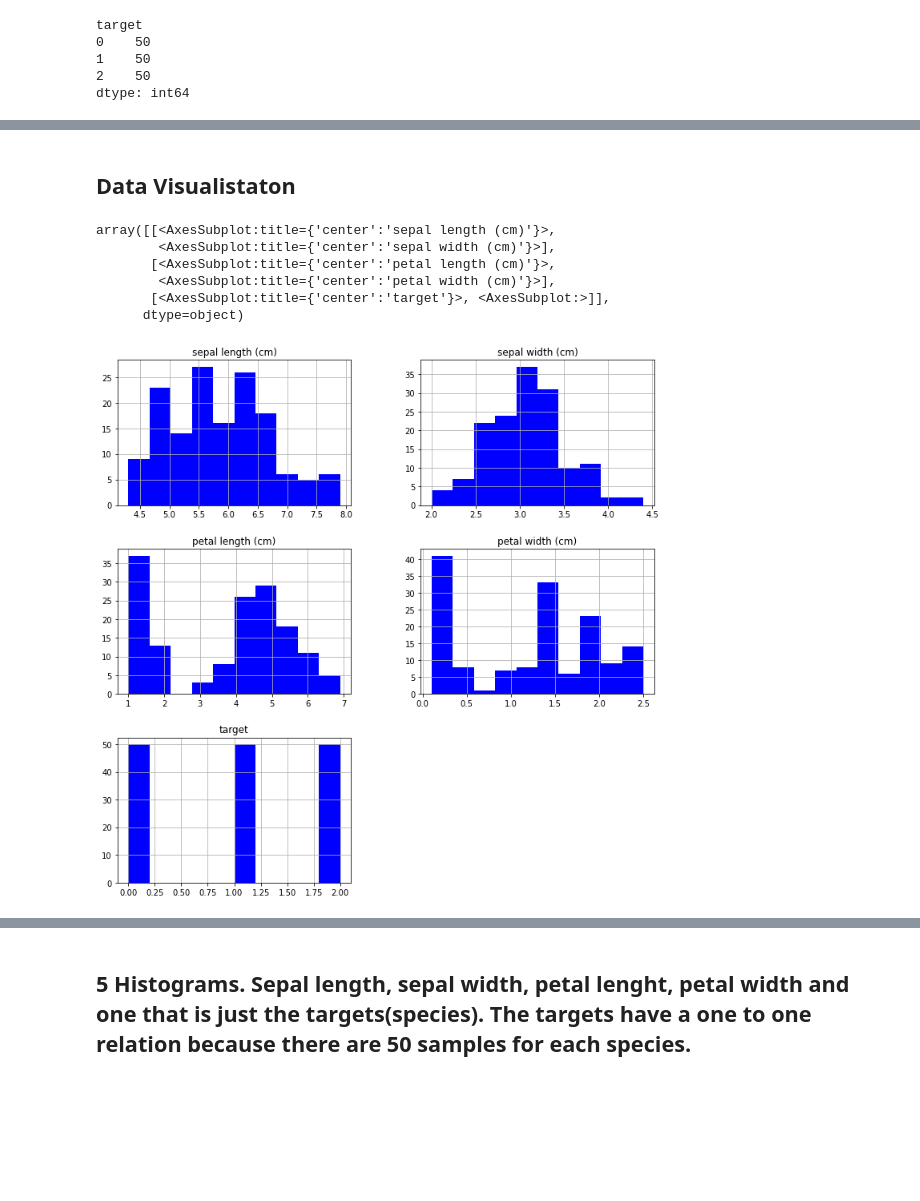
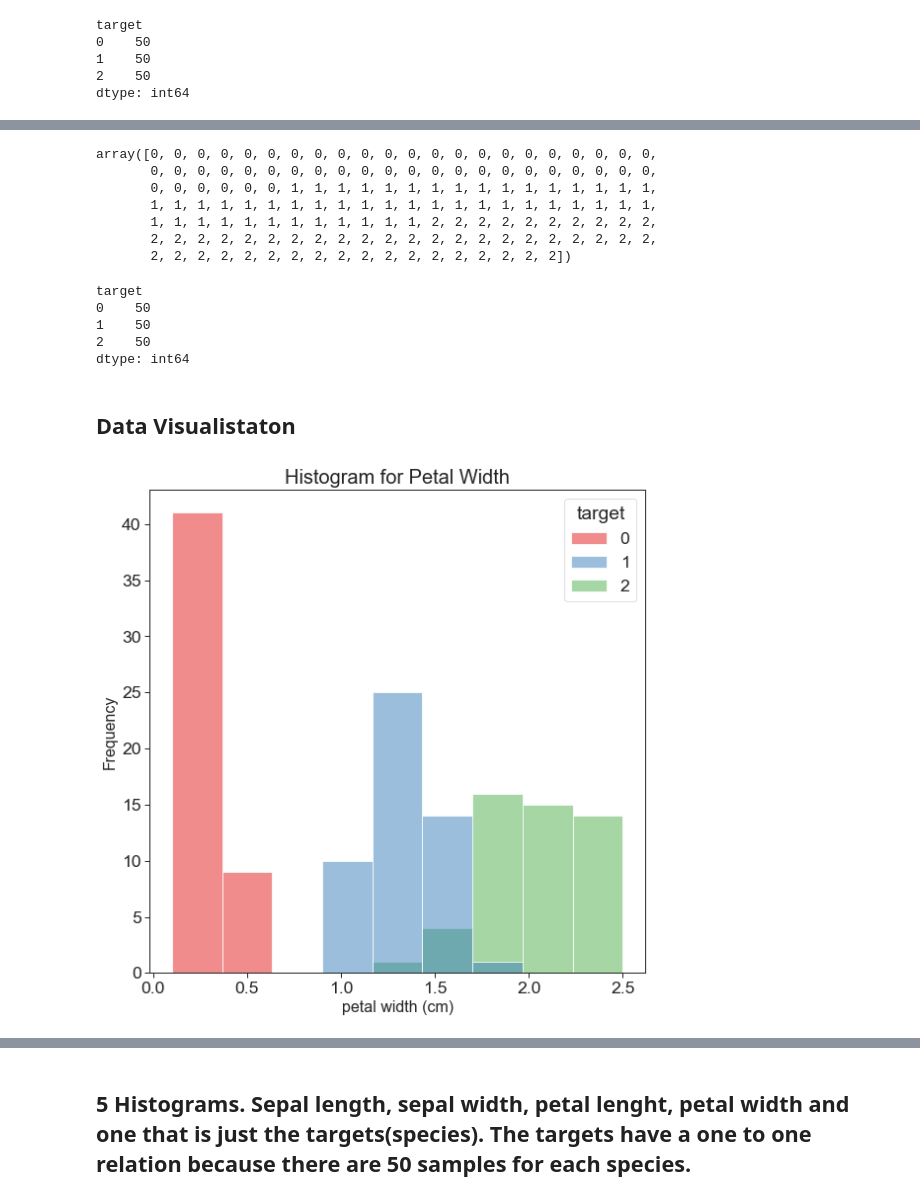
Before and after one commit to Cormac88/pands-project, a Jupyter notebook: analysis.ipynb, the cells around one changed output, grey strips where cells are left out. Saved outputs shown, nothing was run; the diff lists cells and outputs as text; code cells hidden in the pictures; blank space fills up the shorter version.

```diff
--- a/analysis.ipynb
+++ b/analysis.ipynb
@@ -140,0 +145,7 @@ dtype: int64
+# %%
+features = iris.data.T # Transpose = Matrix operation
+
+# features is an object that stores a list of lists. Separates each of the features. For example,
+# features [0] is all of the sepal length data
+
+features
@@ -141,12 +170,45 @@ dtype: int64
+# %%
+Targets = iris.target.T
+Targets
+# %% [output]
+array([0, 0, 0, 0, 0, 0, 0, 0, 0, 0, 0, 0, 0, 0, 0, 0, 0, 0, 0, 0, 0, 0,
+       0, 0, 0, 0, 0, 0, 0, 0, 0, 0, 0, 0, 0, 0, 0, 0, 0, 0, 0, 0, 0, 0,
+       0, 0, 0, 0, 0, 0, 1, 1, 1, 1, 1, 1, 1, 1, 1, 1, 1, 1, 1, 1, 1, 1,
+       1, 1, 1, 1, 1, 1, 1, 1, 1, 1, 1, 1, 1, 1, 1, 1, 1, 1, 1, 1, 1, 1,
+       1, 1, 1, 1, 1, 1, 1, 1, 1, 1, 1, 1, 2, 2, 2, 2, 2, 2, 2, 2, 2, 2,
+       2, 2, 2, 2, 2, 2, 2, 2, 2, 2, 2, 2, 2, 2, 2, 2, 2, 2, 2, 2, 2, 2,
+       2, 2, 2, 2, 2, 2, 2, 2, 2, 2, 2, 2, 2, 2, 2, 2, 2, 2])
+# %%
+sepal_length = features[0]
+sepal_width = features[1]
+petal_length = features[2]
+petal_width = features[3]
+
+sepal_length_label = iris.feature_names[0]
+sepal_width_label = iris.feature_names[1]
+petal_length_label = iris.feature_names[2]
+petal_width_label = iris.feature_names[3]
+
+#iris_setosa = df["target"=]
+#iris_versicolor = iris.target[[50, 99]]
+#iris_virginica = iris.target[[100, 149]]
+df.groupby('target').size()
+# %% [output]
+target
+0    50
+1    50
+2    50
+dtype: int64
 # %% [markdown]
 ## Data Visualistaton
-# %%
-df.hist(figsize=(12, 12), color='blue')
-# %% [output]
-array([[<AxesSubplot:title={'center':'sepal length (cm)'}>,
-        <AxesSubplot:title={'center':'sepal width (cm)'}>],
-       [<AxesSubplot:title={'center':'petal length (cm)'}>,
-        <AxesSubplot:title={'center':'petal width (cm)'}>],
-       [<AxesSubplot:title={'center':'target'}>, <AxesSubplot:>]],
-      dtype=object)
-[figure, removed]
+# %%
+sns.set_style("ticks")
+sns.set_context("paper", font_scale = 2)
+plt.figure(figsize = (9, 9))
+sns.histplot(data=df, x=petal_width, hue="target", palette = "Set1")
+plt.title("Histogram for Petal Width", size = 20)
+plt.xlabel(petal_width_label, size = 16)
+plt.ylabel("Frequency", size = 16)
+# plt.savefig("Histogram-Petal Width.png")
+# %% [output]
+[figure, added]
```
Also changed, not shown: parts of 13 cells of this notebook, 12 other files.
